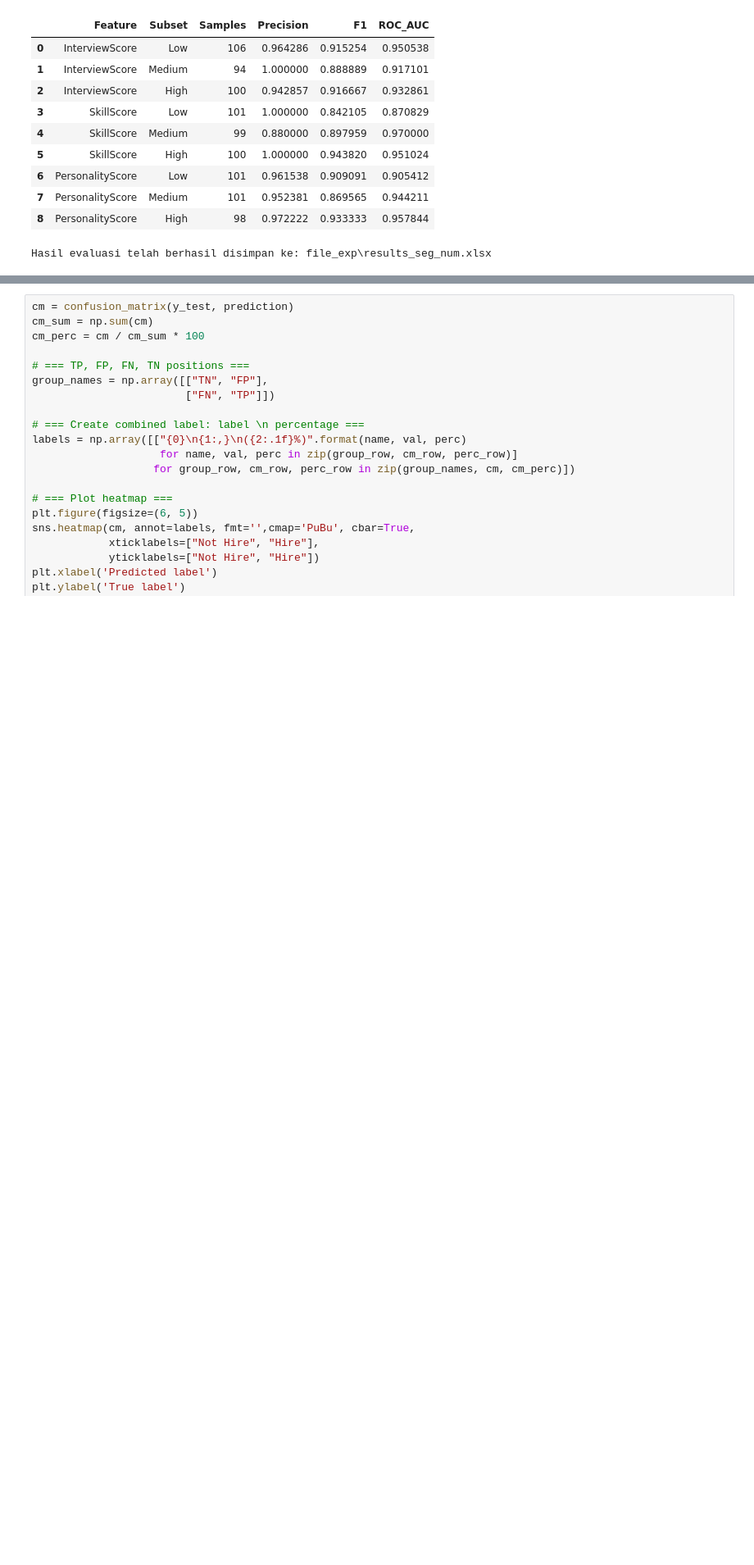
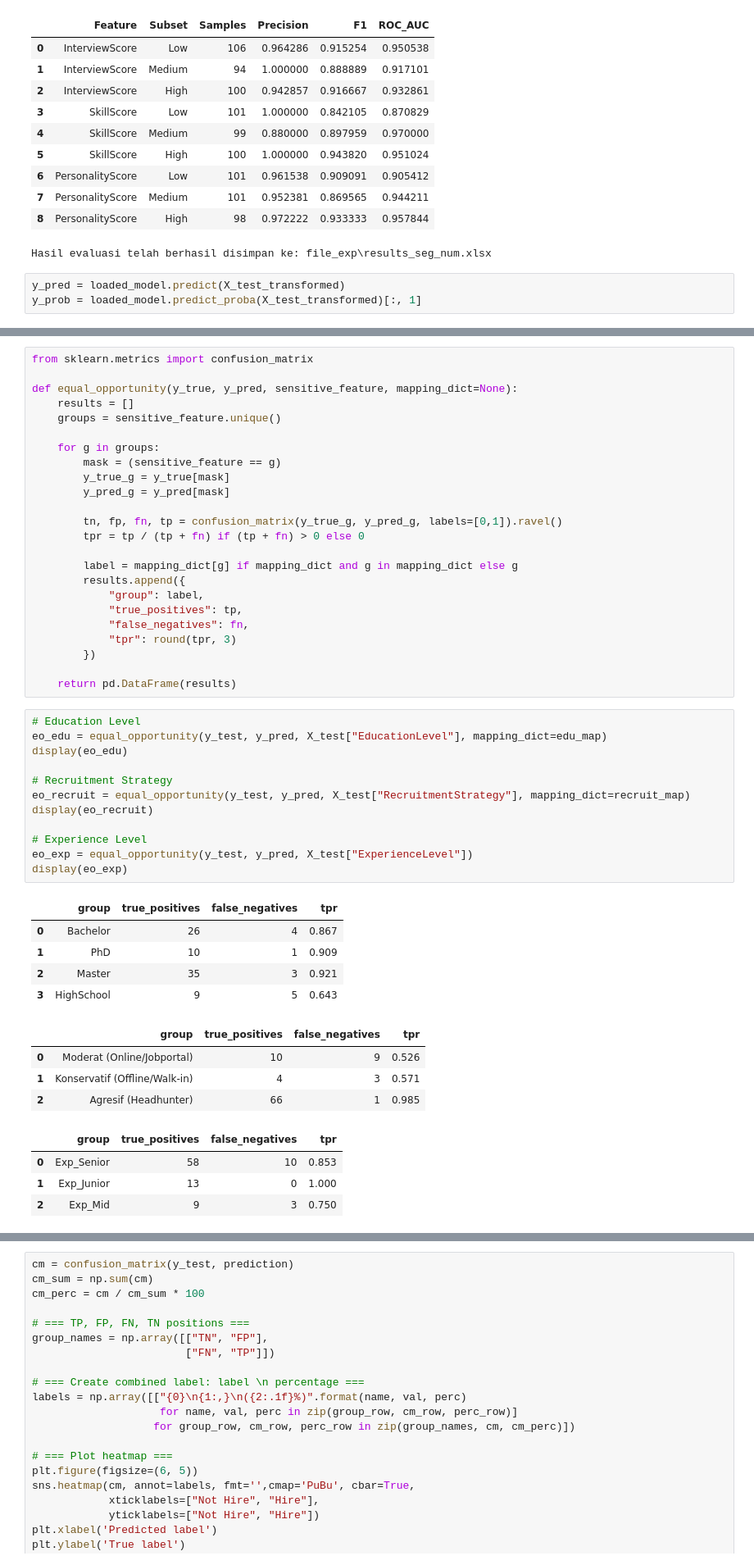
Before and after one commit to agirahmawandi/Finpro_stage3, a Jupyter notebook: Stage3_evaluation.ipynb, the cells around one changed output, grey strips where cells are left out. Shown at 82% size. Cells and saved outputs as stored; diff of their text form; blank space fills up the shorter version.

Commit message:
tambah prob eval

```diff
--- a/Stage3_evaluation.ipynb
+++ b/Stage3_evaluation.ipynb
@@ -357,3 +366,6 @@ print(f"Hasil evaluasi telah berhasil disimpan ke: {file_path}")
 | 7 | PersonalityScore | Medium | 101 | 0.952381 | 0.869565 | 0.944211 |
 | 8 | PersonalityScore | High | 98 | 0.972222 | 0.933333 | 0.957844 |
 Hasil evaluasi telah berhasil disimpan ke: file_exp\results_seg_num.xlsx
+# %%
+y_pred = loaded_model.predict(X_test_transformed)
+y_prob = loaded_model.predict_proba(X_test_transformed)[:, 1]
@@ -359,0 +467,50 @@ Hasil evaluasi telah berhasil disimpan ke: file_exp\results_seg_num.xlsx
+# %%
+from sklearn.metrics import confusion_matrix
+
+def equal_opportunity(y_true, y_pred, sensitive_feature, mapping_dict=None):
+    results = []
+    groups = sensitive_feature.unique()
+
+    for g in groups:
+        mask = (sensitive_feature == g)
+        y_true_g = y_true[mask]
+        y_pred_g = y_pred[mask]
+
+        tn, fp, fn, tp = confusion_matrix(y_true_g, y_pred_g, labels=[0,1]).ravel()
+        tpr = tp / (tp + fn) if (tp + fn) > 0 else 0
+
+        label = mapping_dict[g] if mapping_dict and g in mapping_dict else g
+        results.append({
+            "group": label,
+            "true_positives": tp,
+            "false_negatives": fn,
+            "tpr": round(tpr, 3)
+        })
+
+    return pd.DataFrame(results)
+# %%
+# Education Level
+eo_edu = equal_opportunity(y_test, y_pred, X_test["EducationLevel"], mapping_dict=edu_map)
+display(eo_edu)
+
+# Recruitment Strategy
+eo_recruit = equal_opportunity(y_test, y_pred, X_test["RecruitmentStrategy"], mapping_dict=recruit_map)
+display(eo_recruit)
+
+# Experience Level
+eo_exp = equal_opportunity(y_test, y_pred, X_test["ExperienceLevel"])
+display(eo_exp)
+# %% [output]
+|  | group | true_positives | false_negatives | tpr |
+| 0 | Bachelor | 26 | 4 | 0.867 |
+| 1 | PhD | 10 | 1 | 0.909 |
+| 2 | Master | 35 | 3 | 0.921 |
+| 3 | HighSchool | 9 | 5 | 0.643 |
+|  | group | true_positives | false_negatives | tpr |
+| 0 | Moderat (Online/Jobportal) | 10 | 9 | 0.526 |
+| 1 | Konservatif (Offline/Walk-in) | 4 | 3 | 0.571 |
+| 2 | Agresif (Headhunter) | 66 | 1 | 0.985 |
+|  | group | true_positives | false_negatives | tpr |
+| 0 | Exp_Senior | 58 | 10 | 0.853 |
+| 1 | Exp_Junior | 13 | 0 | 1.000 |
+| 2 | Exp_Mid | 9 | 3 | 0.750 |
```
Also changed, not shown: parts of 11 cells of this notebook, 7 other files.
